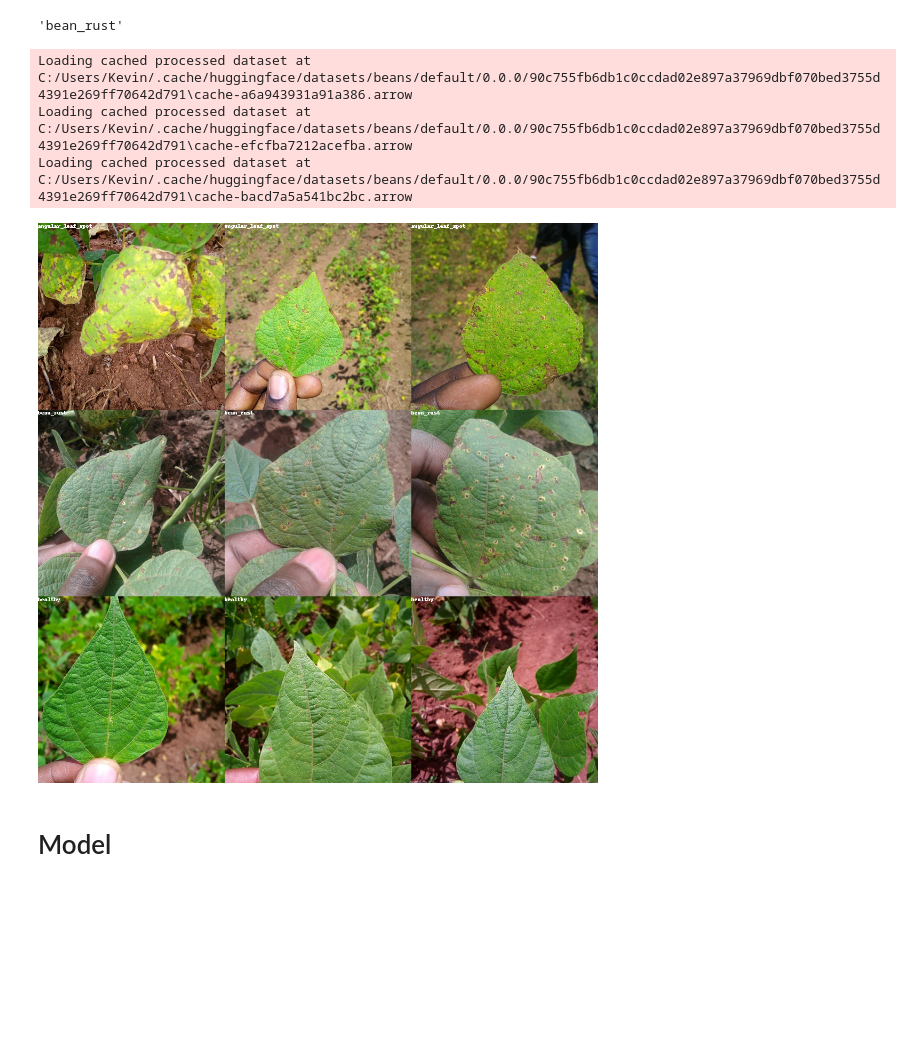
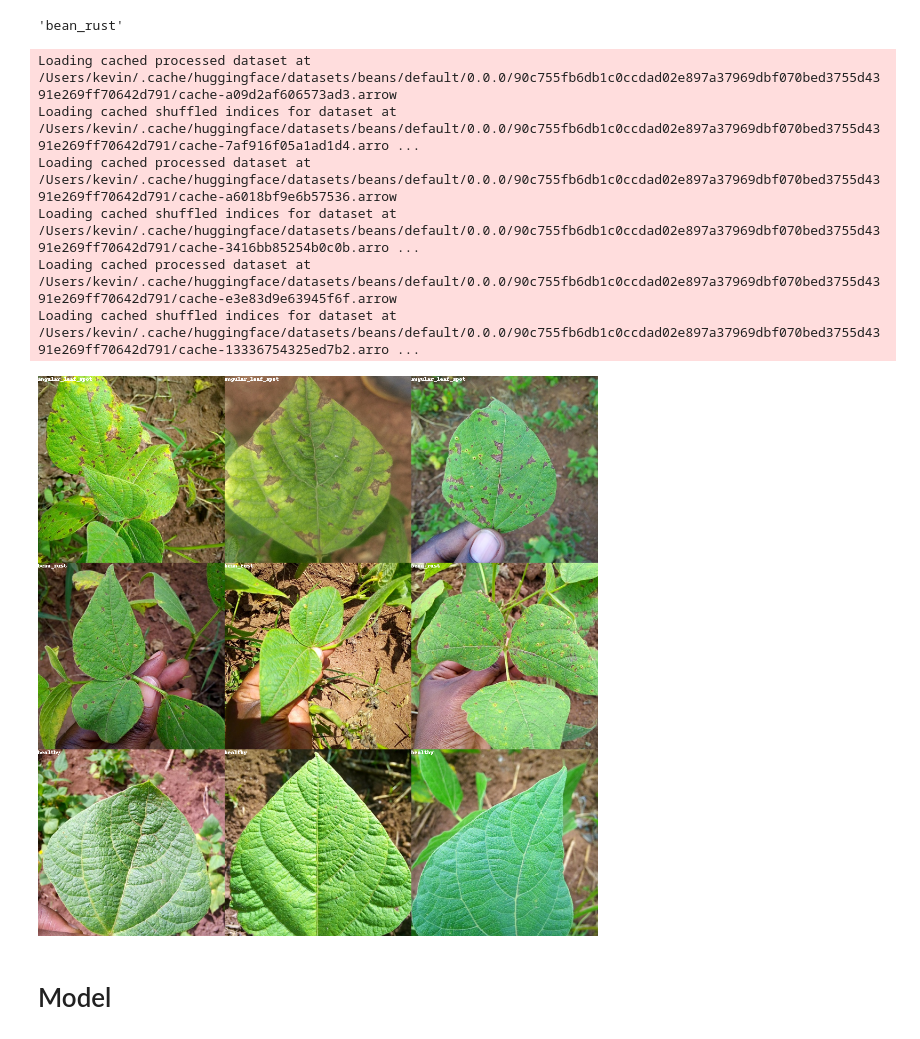
Before and after one commit to kevinkhang2909/ML-learning-journey, a Jupyter notebook: computer_vision/vit_transformers/beans/train_huggingface.ipynb, the cells around one changed output. Cells and saved outputs as stored; diff of their text form; code cells hidden in the pictures; blank space fills up the shorter version.

```diff
--- a/computer_vision/vit_transformers/beans/train_huggingface.ipynb
+++ b/computer_vision/vit_transformers/beans/train_huggingface.ipynb
@@ -44,35 +30,38 @@ labels.int2str(ex['labels'])
 # %%
 def show_examples(data, seed=42, examples_per_class=3, size=(350, 350)):
     w, h = size
     label_example = data.features['labels'].names
-    grid = Image.new('RGB', size=(examples_per_class * w, len(labels) * h))
+    grid = Image.new('RGB', size=(examples_per_class * w, len(label_example) * h))
     draw = ImageDraw.Draw(grid)
 
     for lid, label in enumerate(label_example):
         # Filter the dataset by a single label, shuffle it, and grab a few samples
         ds_slice = (
             ds['train']
             .filter(lambda x: x['labels'] == lid)
             .shuffle(seed)
             .select(range(examples_per_class))
         )
 
         # Plot this label's examples along a row
         for i, example in enumerate(ds_slice):
             img = example['image']
             idx = examples_per_class * lid + i
             box = (idx % examples_per_class * w, idx // examples_per_class * h)
             grid.paste(img.resize(size), box=box)
             draw.text(box, label, (255, 255, 255))
     return grid
 
 
 show_examples(ds['train'], examples_per_class=3)
 # %% [output]
-Loading cached processed dataset at C:/Users/Kevin/.cache/huggingface/datasets/beans/default/0.0.0/90c755fb6db1c0ccdad02e897a37969dbf070bed3755d4391e269ff70642d791\cache-a6a943931a91a386.arrow
-Loading cached processed dataset at C:/Users/Kevin/.cache/huggingface/datasets/beans/default/0.0.0/90c755fb6db1c0ccdad02e897a37969dbf070bed3755d4391e269ff70642d791\cache-efcfba7212acefba.arrow
-Loading cached processed dataset at C:/Users/Kevin/.cache/huggingface/datasets/beans/default/0.0.0/90c755fb6db1c0ccdad02e897a37969dbf070bed3755d4391e269ff70642d791\cache-bacd7a5a541bc2bc.arrow
+Loading cached processed dataset at /Users/kevin/.cache/huggingface/datasets/beans/default/0.0.0/90c755fb6db1c0ccdad02e897a37969dbf070bed3755d4391e269ff70642d791/cache-a09d2af606573ad3.arrow
+Loading cached shuffled indices for dataset at /Users/kevin/.cache/huggingface/datasets/beans/default/0.0.0/90c755fb6db1c0ccdad02e897a37969dbf070bed3755d4391e269ff70642d791/cache-7af916f05a1ad1d4.arro ...
+Loading cached processed dataset at /Users/kevin/.cache/huggingface/datasets/beans/default/0.0.0/90c755fb6db1c0ccdad02e897a37969dbf070bed3755d4391e269ff70642d791/cache-a6018bf9e6b57536.arrow
+Loading cached shuffled indices for dataset at /Users/kevin/.cache/huggingface/datasets/beans/default/0.0.0/90c755fb6db1c0ccdad02e897a37969dbf070bed3755d4391e269ff70642d791/cache-3416bb85254b0c0b.arro ...
+Loading cached processed dataset at /Users/kevin/.cache/huggingface/datasets/beans/default/0.0.0/90c755fb6db1c0ccdad02e897a37969dbf070bed3755d4391e269ff70642d791/cache-e3e83d9e63945f6f.arrow
+Loading cached shuffled indices for dataset at /Users/kevin/.cache/huggingface/datasets/beans/default/0.0.0/90c755fb6db1c0ccdad02e897a37969dbf070bed3755d4391e269ff70642d791/cache-13336754325ed7b2.arro ...
-[figure, old version]
+[figure, new version]
 # %% [markdown]
 # Model
 # %%
```
Also changed, not shown: parts of 2 cells of this notebook, 5 other files.
